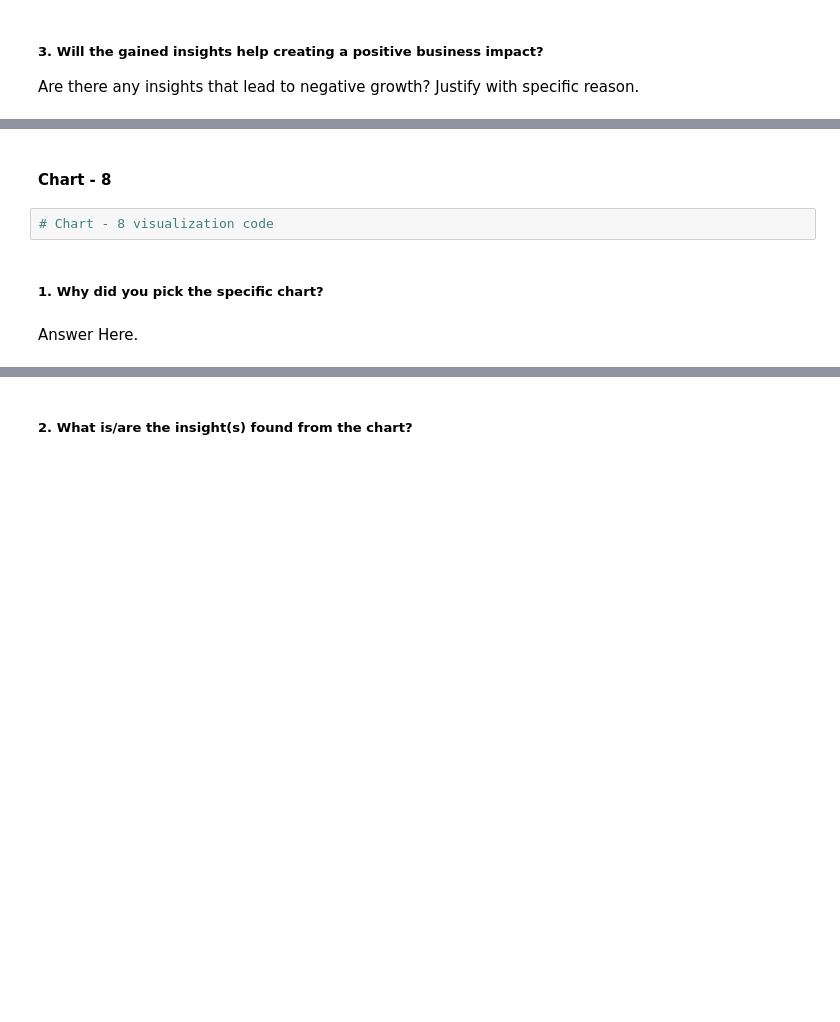
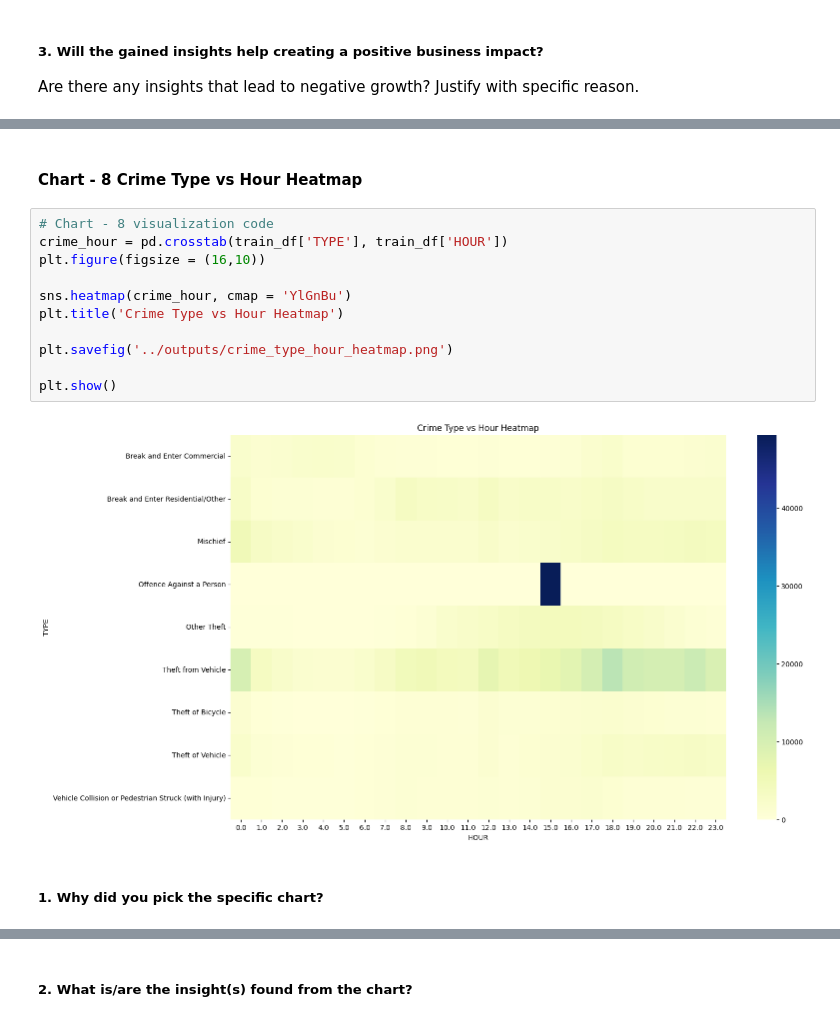
Before and after one commit to nibedita-26/crime_forecasting, a Jupyter notebook: notebook/ml_project.ipynb, the cells around one changed output, grey strips where cells are left out. Drawn from its saved outputs; the diff is of its cells as text; blank space fills up the shorter version.

```diff
--- a/notebook/ml_project.ipynb
+++ b/notebook/ml_project.ipynb
@@ -896,8 +953,17 @@ Answer Here
 # %% [markdown]
-#### Chart - 8
+#### Chart - 8 Crime Type vs Hour Heatmap
-# %%
-# Chart - 8 visualization code
+# %%
+# Chart - 8 visualization code
+crime_hour = pd.crosstab(train_df['TYPE'], train_df['HOUR'])
+plt.figure(figsize = (16,10))
+
+sns.heatmap(crime_hour, cmap = 'YlGnBu')
+plt.title('Crime Type vs Hour Heatmap')
+
+plt.savefig('../outputs/crime_type_hour_heatmap.png')
+
+plt.show()
+# %% [output]
+[figure, added]
 # %% [markdown]
 ##### 1. Why did you pick the specific chart?
-# %% [markdown]
-Answer Here.
```
Also changed, not shown: parts of 94 cells of this notebook, 11 other files.
